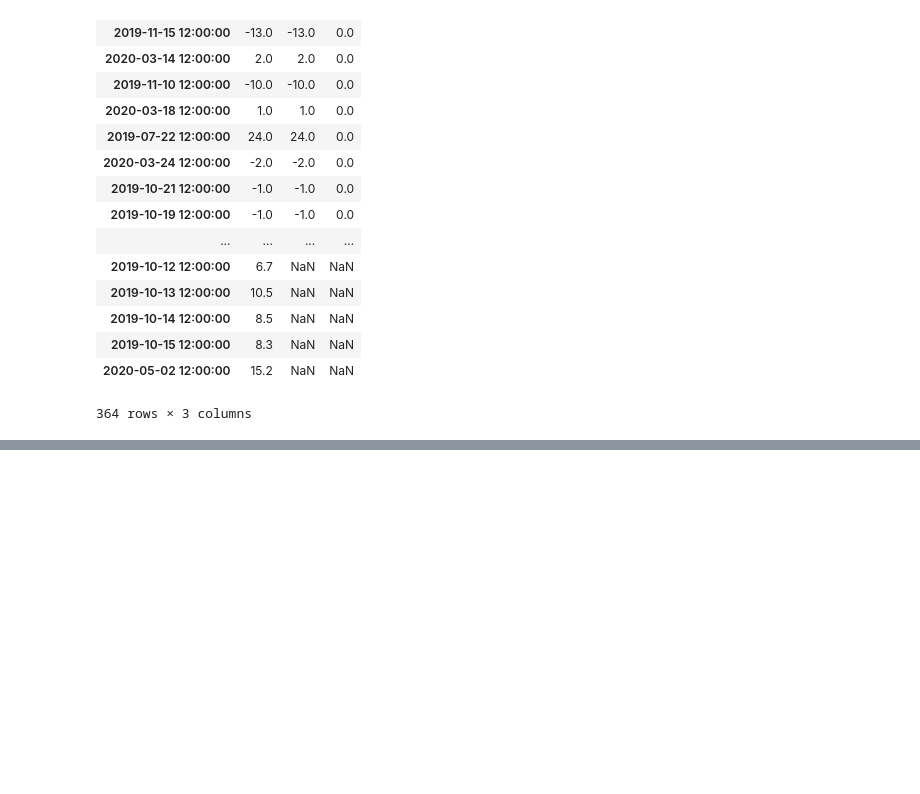
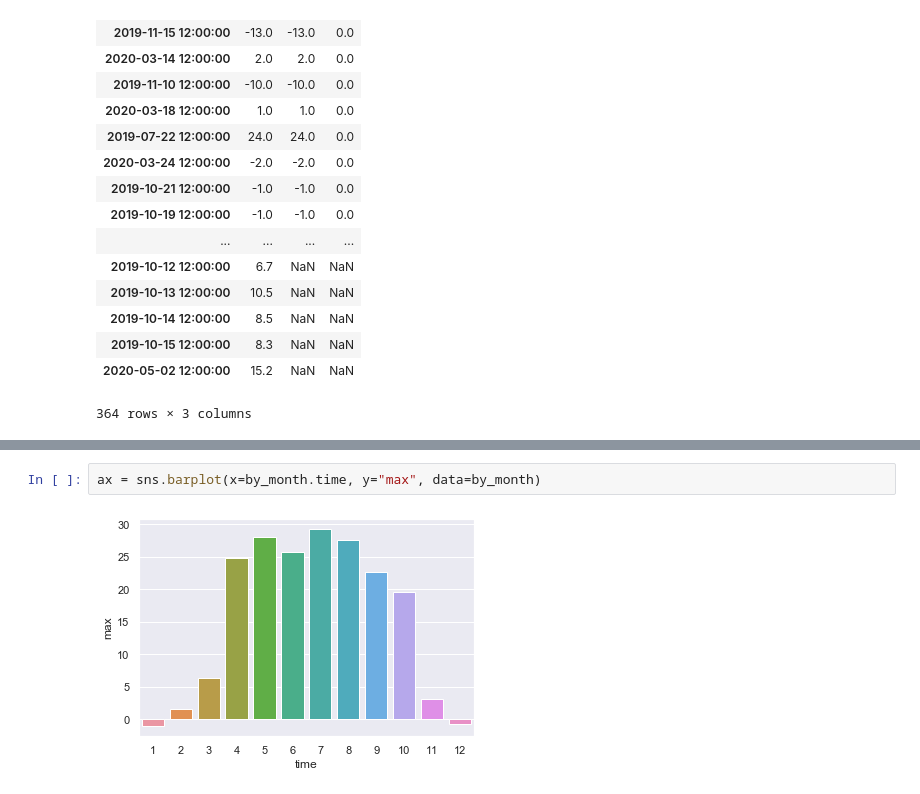
Before and after one commit to dimka11/coursework, a Jupyter notebook: RP5/main.ipynb, the cells around one changed output, grey strips where cells are left out. Drawn from its saved outputs; the diff is of its cells as text; blank space fills up the shorter version.

```diff
--- a/RP5/main.ipynb
+++ b/RP5/main.ipynb
@@ -165,0 +248,4 @@ df_compare.sort_values(by=['diff'])
+# %%
+ax = sns.barplot(x=by_month.time, y="max", data=by_month)
+# %% [output]
+[figure, added]
```
Also changed, not shown: parts of 10 cells of this notebook, 1 other file.
